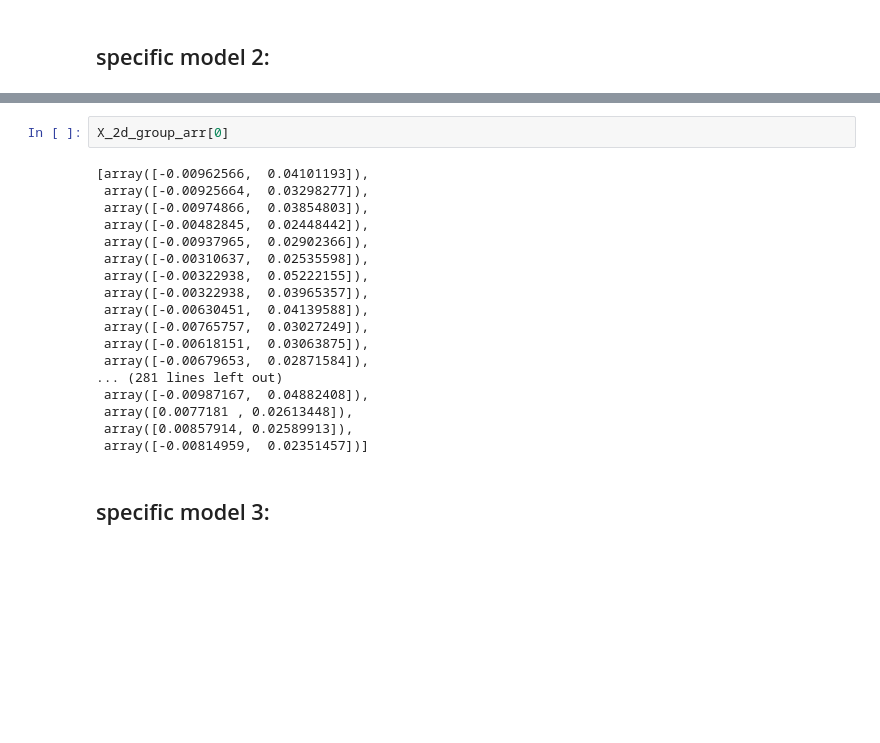
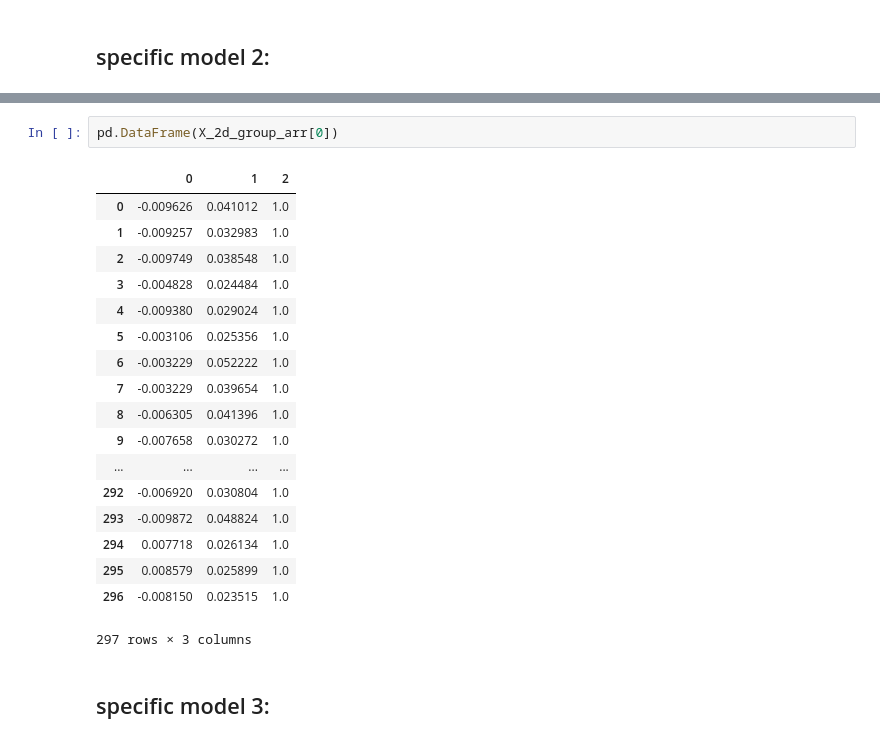
Before and after one commit to ciuji/ECE445_MLForEngg_Project, a Jupyter notebook: blackfriday/Cluster_BlackFriday.ipynb, the cells around one changed output, grey strips where cells are left out. Drawn from its saved outputs; the diff is of its cells as text; blank space fills up the shorter version.

```diff
--- a/blackfriday/Cluster_BlackFriday.ipynb
+++ b/blackfriday/Cluster_BlackFriday.ipynb
@@ -356,22 +370,23 @@ plt.show()
-# %%
-X_2d_group_arr[0]
-# %% [output]
-[array([-0.00962566,  0.04101193]),
- array([-0.00925664,  0.03298277]),
- array([-0.00974866,  0.03854803]),
- array([-0.00482845,  0.02448442]),
- array([-0.00937965,  0.02902366]),
- array([-0.00310637,  0.02535598]),
- array([-0.00322938,  0.05222155]),
- array([-0.00322938,  0.03965357]),
- array([-0.00630451,  0.04139588]),
- array([-0.00765757,  0.03027249]),
- array([-0.00618151,  0.03063875]),
- array([-0.00679653,  0.02871584]),
-... (281 lines left out)
- array([-0.00987167,  0.04882408]),
- array([0.0077181 , 0.02613448]),
- array([0.00857914, 0.02589913]),
- array([-0.00814959,  0.02351457])]
+# %%
+pd.DataFrame(X_2d_group_arr[0])
+# %% [output]
+|  | 0 | 1 | 2 |
+| 0 | -0.009626 | 0.041012 | 1.0 |
+| 1 | -0.009257 | 0.032983 | 1.0 |
+| 2 | -0.009749 | 0.038548 | 1.0 |
+| 3 | -0.004828 | 0.024484 | 1.0 |
+| 4 | -0.009380 | 0.029024 | 1.0 |
+| 5 | -0.003106 | 0.025356 | 1.0 |
+| 6 | -0.003229 | 0.052222 | 1.0 |
+| 7 | -0.003229 | 0.039654 | 1.0 |
+| 8 | -0.006305 | 0.041396 | 1.0 |
+| 9 | -0.007658 | 0.030272 | 1.0 |
+| ... | ... | ... | ... |
+| 292 | -0.006920 | 0.030804 | 1.0 |
+| 293 | -0.009872 | 0.048824 | 1.0 |
+| 294 | 0.007718 | 0.026134 | 1.0 |
+| 295 | 0.008579 | 0.025899 | 1.0 |
+| 296 | -0.008150 | 0.023515 | 1.0 |
+297 rows × 3 columns
 # %% [markdown]
 ## specific model 3:
```
Also changed, not shown: parts of 8 cells of this notebook, 1 other file.
